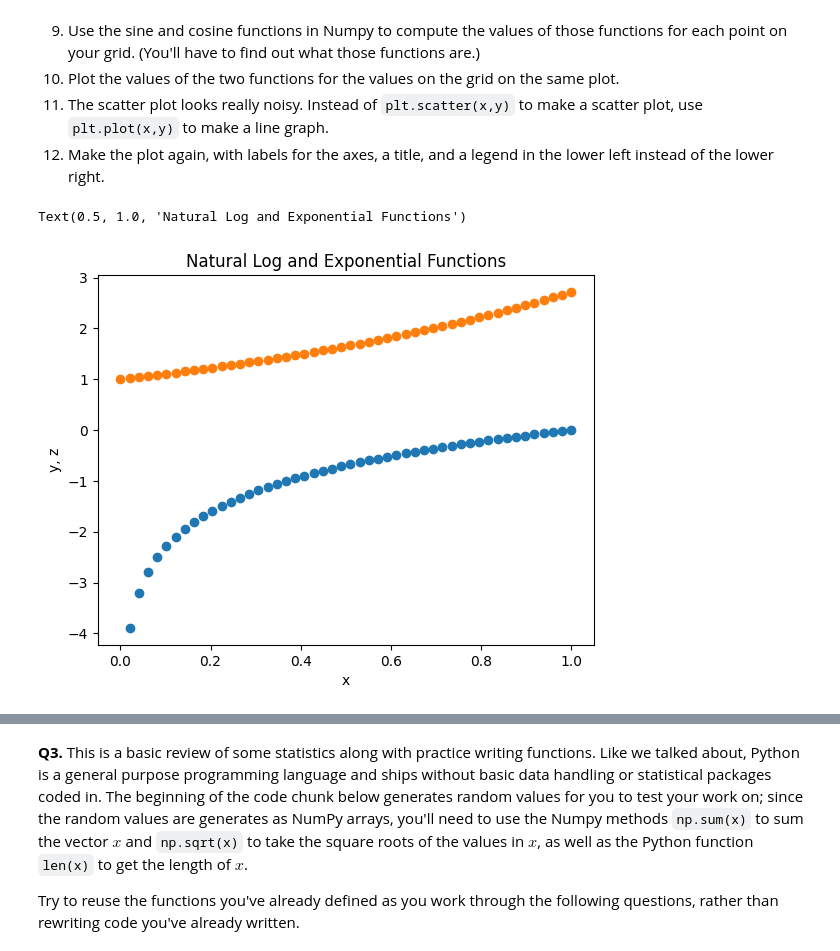
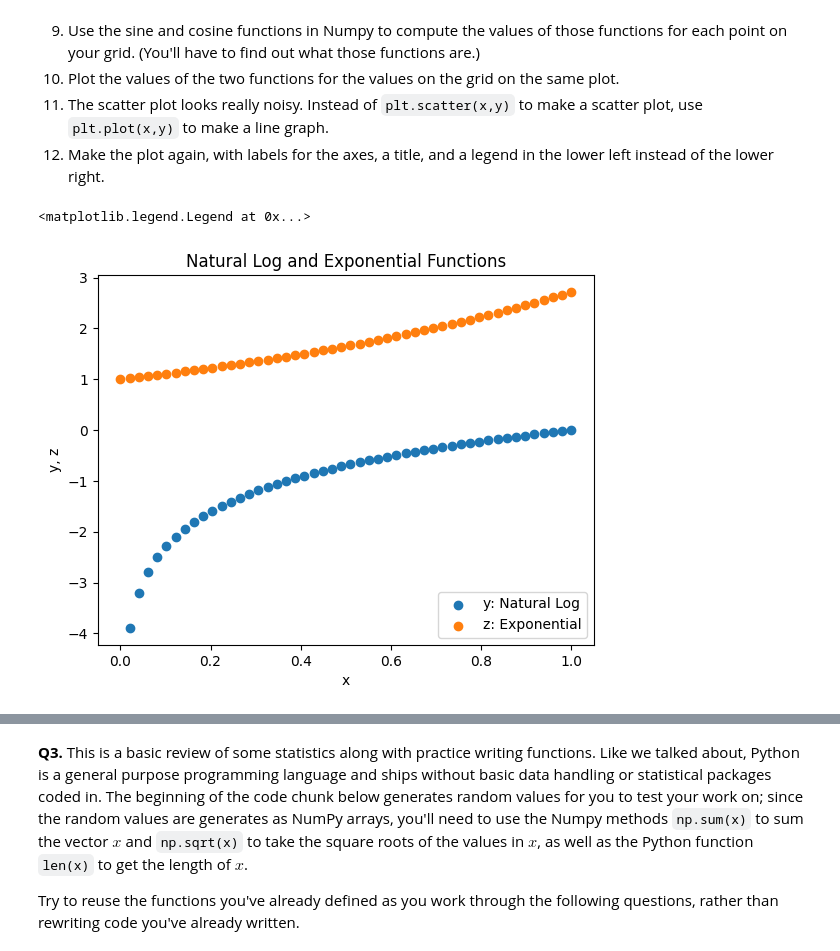
Before and after one commit to Troy-S-Meink/programming, a Jupyter notebook: assignment/assignment_programming.ipynb, the cells around one changed output, grey strips where cells are left out. Saved outputs shown, nothing was run; the diff lists cells and outputs as text; code cells hidden in the pictures.

```diff
--- a/assignment/assignment_programming.ipynb
+++ b/assignment/assignment_programming.ipynb
@@ -45,13 +45,16 @@ y = np.array(np.log(x[1:])) # X is indexed from the second element so-to not cal
 z = np.array(np.exp(x))
 # %%
 # 4.
-plt.scatter(x[1:],y)
-plt.scatter(x,z)
+plt.scatter(x[1:], y, label="y: Natural Log")
+plt.scatter(x, z, label="z: Exponential")
 
 # 6.
-plt.xlabel('x')
-plt.ylabel('y, z')
-plt.title('Natural Log and Exponential Functions')
+plt.xlabel("x")
+plt.ylabel("y, z")
+plt.title("Natural Log and Exponential Functions")
+
+#7.
+plt.legend(loc = "lower right")
 # %% [output]
-Text(0.5, 1.0, 'Natural Log and Exponential Functions')
+<matplotlib.legend.Legend at 0x...>
-[figure, old version]
+[figure, new version]
```
Also changed, not shown: parts of 1 cell of this notebook.
